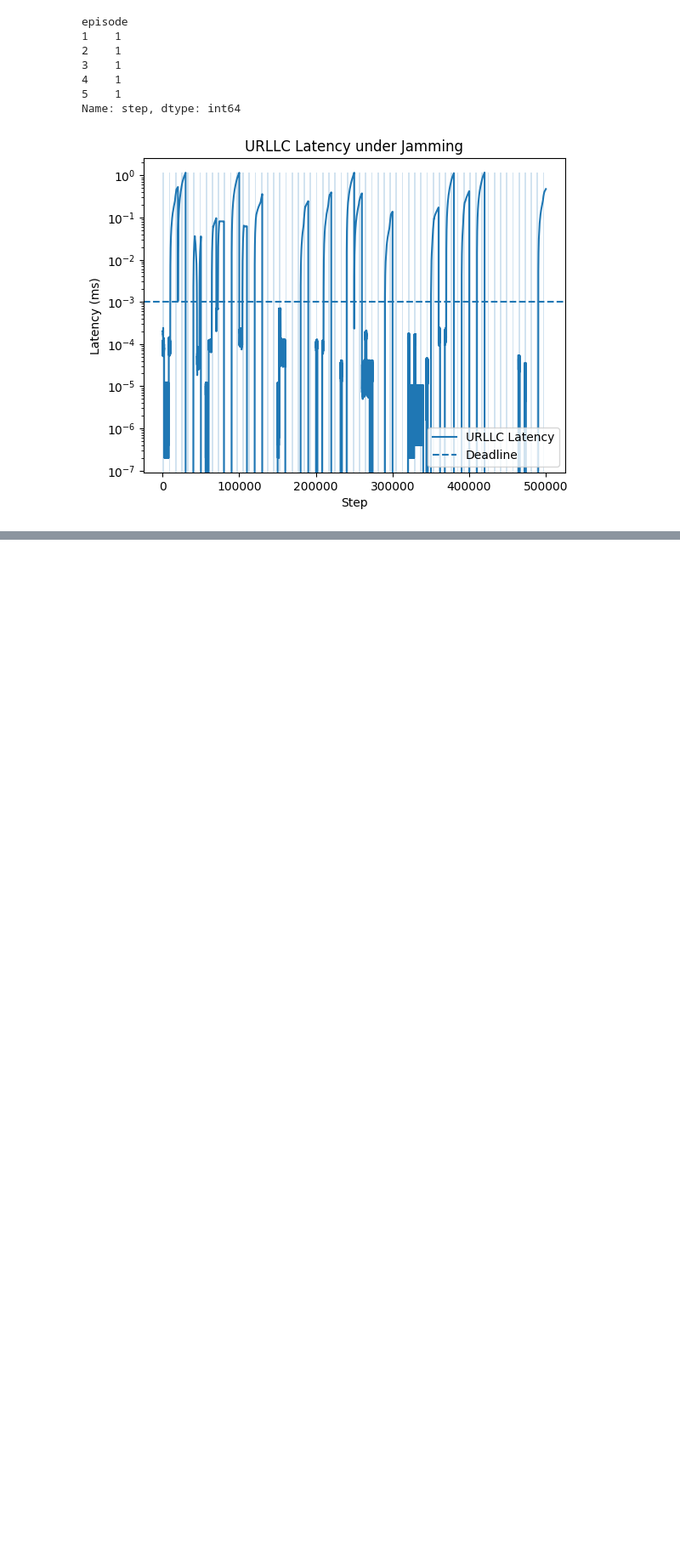
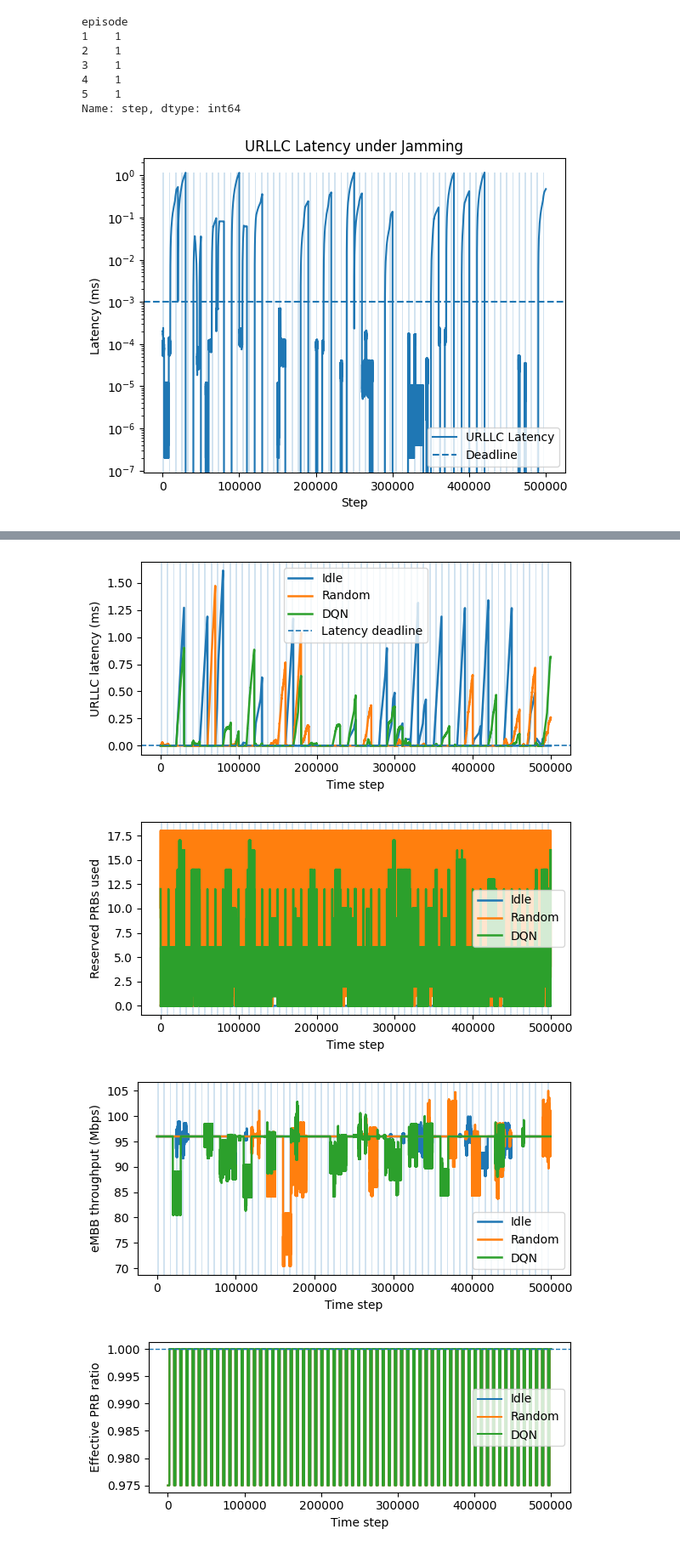
Before and after one commit to ElaheDlv/Resilient_PRB_allocation, a Jupyter notebook: backend/notebooks/validation.ipynb, the cells around one changed output, grey strips where cells are left out. Shown at 85% size. Cells and saved outputs as stored; diff of their text form; code cells hidden in the pictures; blank space fills up the shorter version.

```diff
--- a/backend/notebooks/validation.ipynb
+++ b/backend/notebooks/validation.ipynb
@@ -1164,0 +1287,4 @@ plt.show()
+# %%
+JAM_THRESHOLD = 0.99          # effective PRB ratio < threshold ⇒ jamming
+URLLC_LATENCY_DEADLINE = 1.0  # ms (adjust if needed)
+RECOVERY_HOLD_STEPS = 10
@@ -1164,0 +1437,6 @@ plt.show()
+# %%
+def print_table(name, df, float_fmt="{:.3f}"):
+    print("\n" + "=" * 80)
+    print(f"TABLE: {name.upper()}")
+    print("=" * 80)
+    print(df.to_string(float_format=lambda x: float_fmt.format(x)))
@@ -1164,0 +1755,9 @@ plt.show()
+# %%
+for name, rows in tables.items():
+    if len(rows) == 0:
+        print(f"[WARN] Table '{name}' is empty — skipped")
+        continue
+
+    df = pd.DataFrame(rows).set_index("policy")
+    df.to_csv(f"table_{name}.csv")
+    print_table(name, df)
@@ -1164,0 +1910,31 @@ plt.show()
+# %%
+def plot_effective_prb(EVENTS):
+    plt.figure(figsize=(6, 2.5))
+
+    for policy, path in EVENTS.items():
+        tb = load_tb_scalars(path)
+        df = tb["prb/effective_ratio"]
+
+        plt.plot(
+            df["step"],
+            df["value"],
+            label=policy,
+            linewidth=1.5
+        )
+
+    plt.axhline(1.0, linestyle="--", linewidth=1.0)
+    plt.xlabel("Time step")
+    plt.ylabel("Effective PRB ratio")
+    plt.legend()
+    plt.tight_layout()
+    plt.show()
+# %%
+plot_urllc_latency(EVENTS)
+plot_reserve_prb(EVENTS)
+plot_embb_throughput(EVENTS)
+plot_effective_prb(EVENTS)
+# %% [output]
+[figure, added]
+[figure, added]
+[figure, added]
+[figure, added]
```
Also changed, not shown: parts of 37 cells of this notebook, 4 other files.
